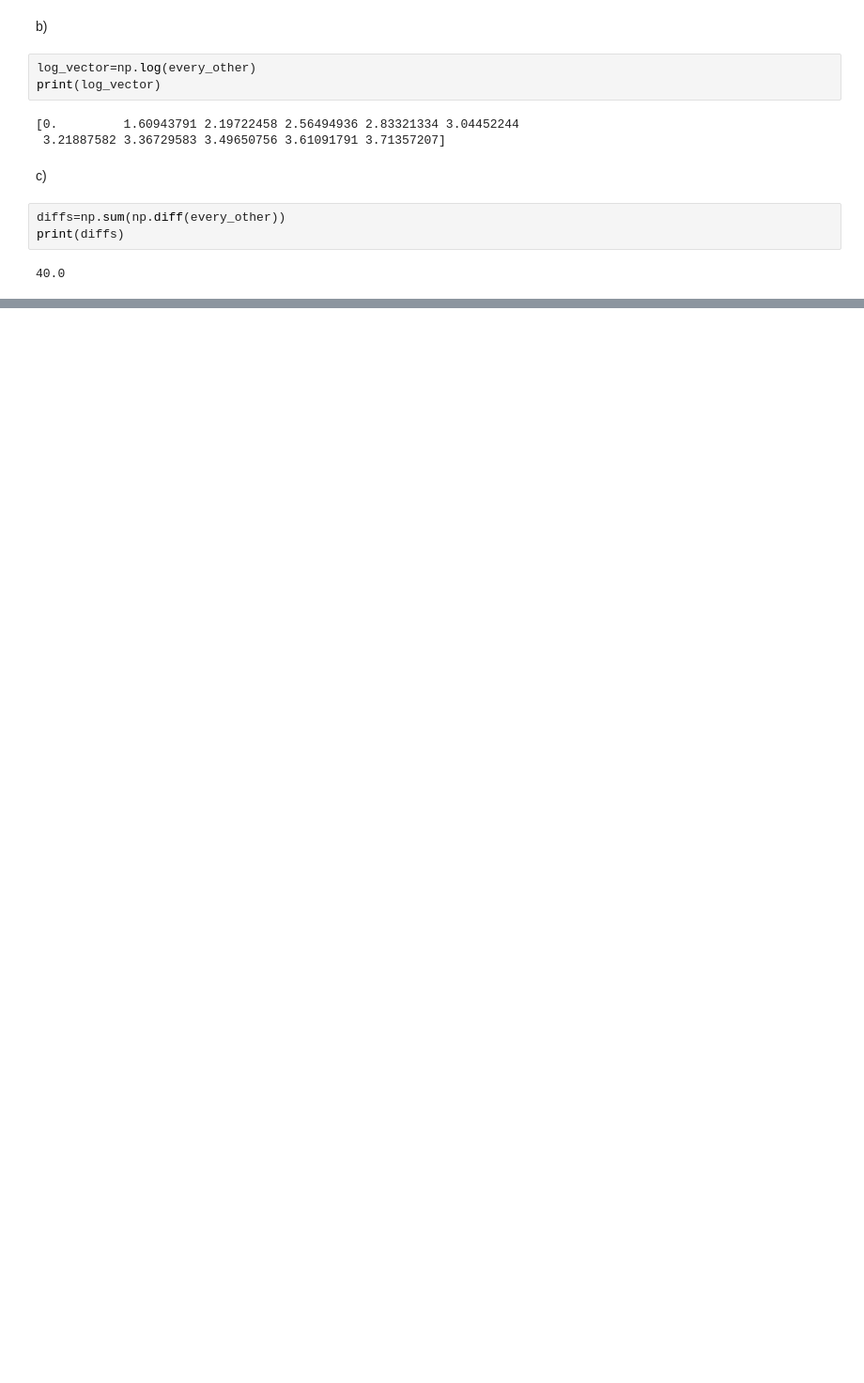
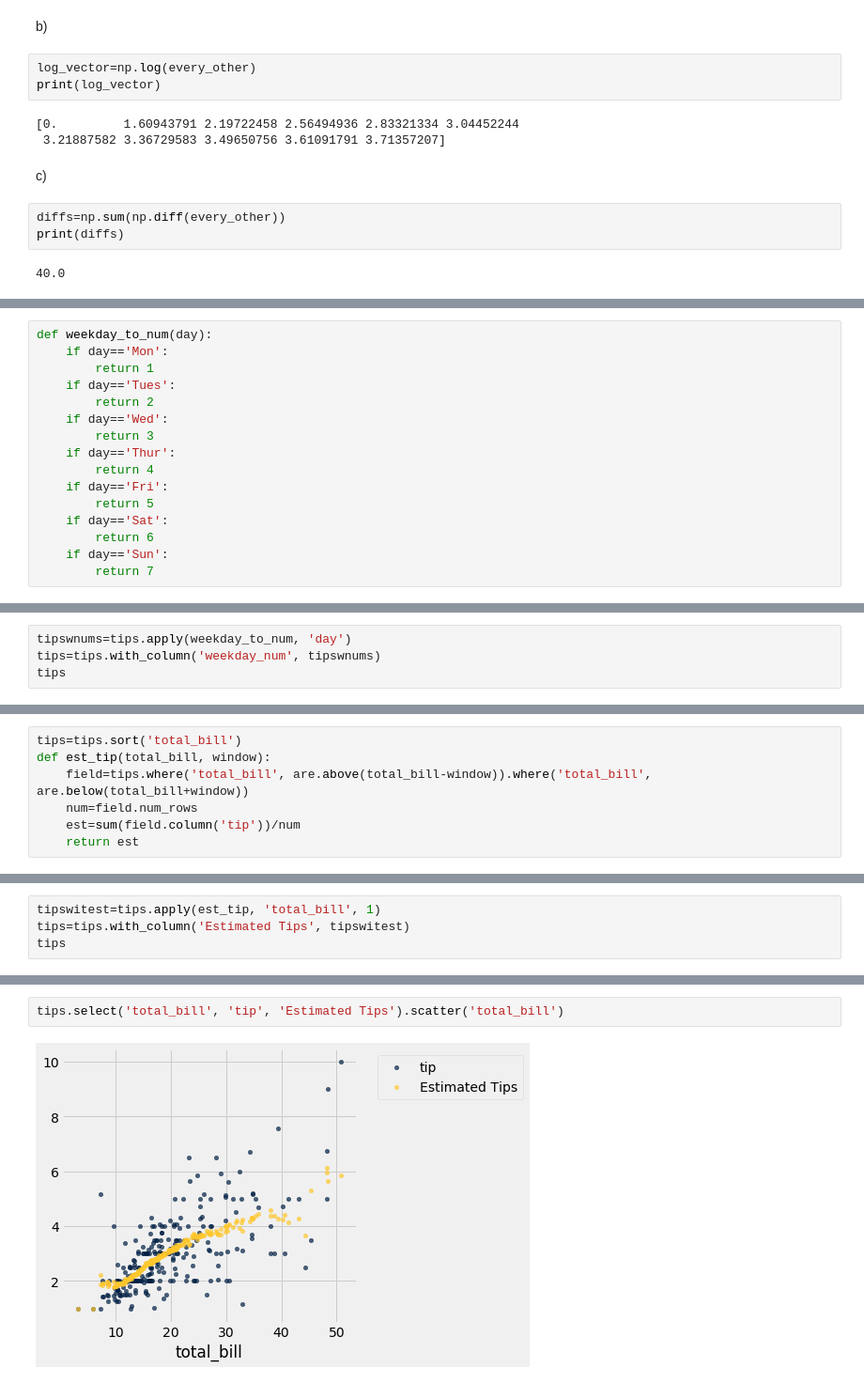
Before and after one commit to coen-williams/cwilliams_Math377, a Jupyter notebook: My Jupiter Notebook Coen W.ipynb, the cells around one changed output, grey strips where cells are left out. Shown at 94% size. Drawn from its saved outputs; the diff is of its cells as text; blank space fills up the shorter version.

```diff
--- a/My Jupiter Notebook Coen W.ipynb
+++ b/My Jupiter Notebook Coen W.ipynb
@@ -422,0 +515,16 @@ print(diffs)
+# %%
+def weekday_to_num(day):
+    if day=='Mon':
+        return 1
+    if day=='Tues':
+        return 2
+    if day=='Wed':
+        return 3
+    if day=='Thur':
+        return 4
+    if day=='Fri':
+        return 5
+    if day=='Sat':
+        return 6
+    if day=='Sun':
+        return 7
@@ -422,0 +534,4 @@ print(diffs)
+# %%
+tipswnums=tips.apply(weekday_to_num, 'day')
+tips=tips.with_column('weekday_num', tipswnums)
+tips
@@ -422,0 +554,7 @@ print(diffs)
+# %%
+tips=tips.sort('total_bill')
+def est_tip(total_bill, window):
+    field=tips.where('total_bill', are.above(total_bill-window)).where('total_bill', are.below(total_bill+window))
+    num=field.num_rows
+    est=sum(field.column('tip'))/num
+    return est
@@ -422,0 +564,4 @@ print(diffs)
+# %%
+tipswitest=tips.apply(est_tip, 'total_bill', 1)
+tips=tips.with_column('Estimated Tips', tipswitest)
+tips
@@ -422,0 +581,4 @@ print(diffs)
+# %%
+tips.select('total_bill', 'tip', 'Estimated Tips').scatter('total_bill')
+# %% [output]
+[figure, added]
```
Also changed, not shown: parts of 18 cells of this notebook, 9 other files.
